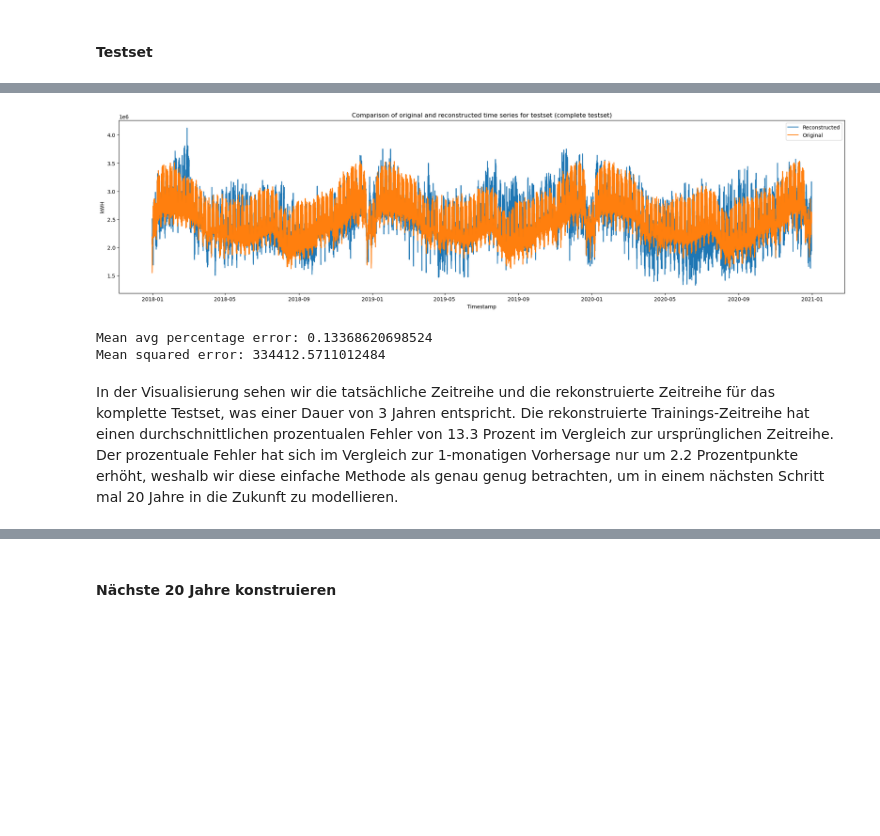
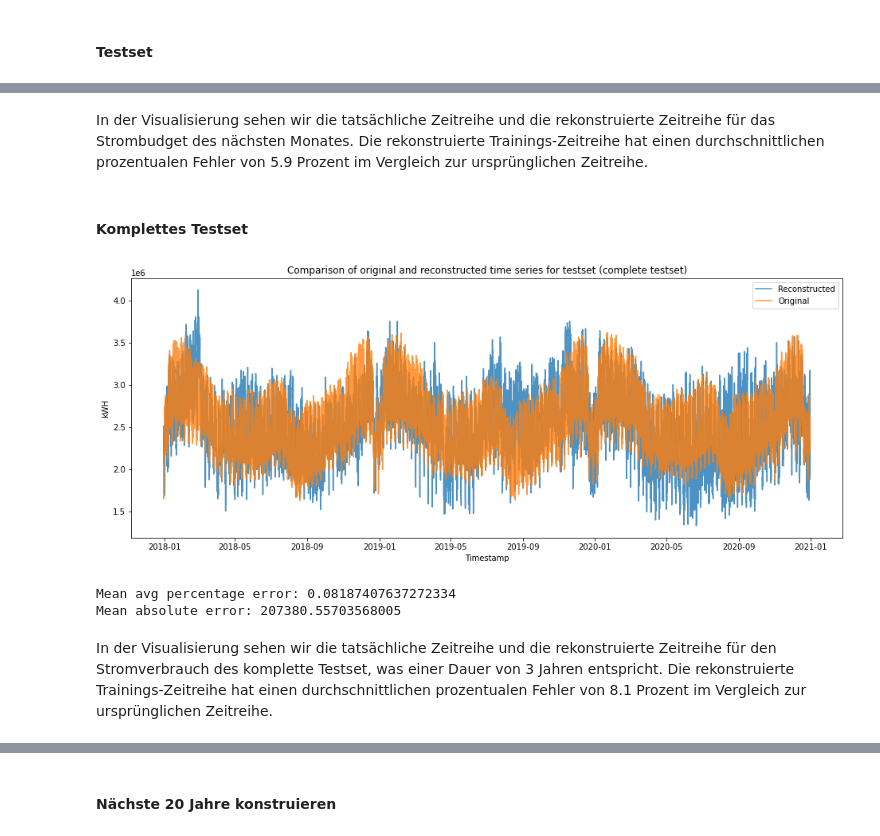
Before and after one commit to kenfus/spz_omc, a Jupyter notebook: main_normal.ipynb, the cells around one changed output, grey strips where cells are left out. Cells and saved outputs as stored; diff of their text form; code cells hidden in the pictures; blank space fills up the shorter version.

Commit message:
update main_normal

```diff
--- a/main_normal.ipynb
+++ b/main_normal.ipynb
@@ -318,16 +351,16 @@ plt.show()
 # %% [markdown]
 Die Visualisierung zeigt die Zerlegung unserer 4-stündlichen Zeitreihe in einen Trend, Tägliche-, Wöchentliche-, und Jährliche Saisonalität. In einem nächsten Schritt schauen wir uns die daraus resultierenden Residuen an.
 # %%
-resid_std = a.resid.std()
-resid_mean = a.resid.mean()
+# resid_std = a.resid.std()
+# resid_mean = a.resid.mean()
 
-x = np.arange(a.resid.min(),a.resid.max(),int((a.resid.max()-a.resid.min())/30))
-y = norm.pdf(x, resid_mean, resid_std)
+# x = np.arange(a.resid.min(),a.resid.max(),int((a.resid.max()-a.resid.min())/30))
+# y = norm.pdf(x, resid_mean, resid_std)
 
-plt.hist(a.resid, bins=50, density=True, label="Residuals")
-plt.plot(x,y, label="Normal distribution")
-plt.title("Residuals distribution")
-plt.xlabel("value")
-plt.ylabel("density")
-plt.legend()
-plt.show()
+# plt.hist(a_.resid, bins=50, density=True, label="Residuals")
+# plt.plot(x,y, label="Normal distribution")
+# plt.title("Residuals distribution")
+# plt.xlabel("value")
+# plt.ylabel("density")
+# plt.legend()
+# plt.show()
@@ -343,13 +376,14 @@ Durch die saisonale Zerlegung haben wir den Trend als "Rolling mean" zurückerha
 start_date = '2008-12-31 20:00:00+00:00'
 end_date = '2016-06-30 00:00:00+00:00'
 
-mask = (a.trend.index > start_date) & (a.trend.index <= end_date)
-trend = df.loc[mask].dropna()
+
+mask = (a_v.trend.index > start_date) & (a_v.trend.index <= end_date)
+trend = df_v.loc[mask].dropna()
 
 X = np.arange(len(trend.dropna())).reshape(-1,1)
 y = trend.dropna().values
 reg = LinearRegression().fit(X, y)
-trend_pred = reg.predict(np.arange(len(a.trend)).reshape(-1,1))
+trend_pred_v = reg.predict(np.arange(len(a_v.trend)).reshape(-1,1))
 
 print("Intercept:", reg.intercept_)
 print("Slope:", reg.coef_[0])
@@ -433,20 +543,24 @@ In der Visualisierung sehen wir die tatsächliche Zeitreihe und die rekonstruier
+# %% [markdown]
+In der Visualisierung sehen wir die tatsächliche Zeitreihe und die rekonstruierte Zeitreihe für das Strombudget des nächsten Monates. Die rekonstruierte Trainings-Zeitreihe hat einen durchschnittlichen prozentualen Fehler von 5.9 Prozent im Vergleich zur ursprünglichen Zeitreihe.
+# %% [markdown]
+#### Komplettes Testset
 # %%
-plt.figure(figsize=(25,6))
-next_3y_pred = df_en_con["reconstructed"]['2017-12-31 00:00:00+00:00':'2020-12-31 00:00:00+00:00']
+plt.figure(figsize=(16,6))
+next_3y_pred = df_re_v["reconstructed"]['2017-12-31 00:00:00+00:00':'2020-12-31 00:00:00+00:00']
 next_3y_is = data_4h_test["Stromverbrauch Schweiz"]['2017-12-31 00:00:00+00:00':'2020-12-31 00:00:00+00:00']
-plt.plot(next_3y_is, label="Reconstructed")
-plt.plot(next_3y_pred, label="Original")
+plt.plot(next_3y_is, alpha=0.8, label="Reconstructed")
+plt.plot(next_3y_pred, alpha=0.8, label="Original")
 plt.title("Comparison of original and reconstructed time series for testset (complete testset)")
 plt.xlabel("Timestamp")
 plt.ylabel("kWH")
 plt.legend()
 plt.show()
 
 print("Mean avg percentage error:", mean_absolute_percentage_error(next_3y_pred, next_3y_is))
 print("Mean absolute error:", mean_absolute_error(next_3y_pred, next_3y_is))
 # %% [output]
-[figure, old version]
+[figure, new version]
-Mean avg percentage error: 0.13368620698524
-Mean squared error: 334412.5711012484
+Mean avg percentage error: 0.08187407637272334
+Mean absolute error: 207380.55703568005
 # %% [markdown]
-In der Visualisierung sehen wir die tatsächliche Zeitreihe und die rekonstruierte Zeitreihe für das komplette Testset, was einer Dauer von 3 Jahren entspricht. Die rekonstruierte Trainings-Zeitreihe hat einen durchschnittlichen prozentualen Fehler von 13.3 Prozent im Vergleich zur ursprünglichen Zeitreihe. Der prozentuale Fehler hat sich im Vergleich zur 1-monatigen Vorhersage nur um 2.2 Prozentpunkte erhöht, weshalb wir diese einfache Methode als genau genug betrachten, um in einem nächsten Schritt mal 20 Jahre in die Zukunft zu modellieren.
+In der Visualisierung sehen wir die tatsächliche Zeitreihe und die rekonstruierte Zeitreihe für den Stromverbrauch des komplette Testset, was einer Dauer von 3 Jahren entspricht. Die rekonstruierte Trainings-Zeitreihe hat einen durchschnittlichen prozentualen Fehler von 8.1 Prozent im Vergleich zur ursprünglichen Zeitreihe.
```
Also changed, not shown: parts of 66 cells of this notebook.
